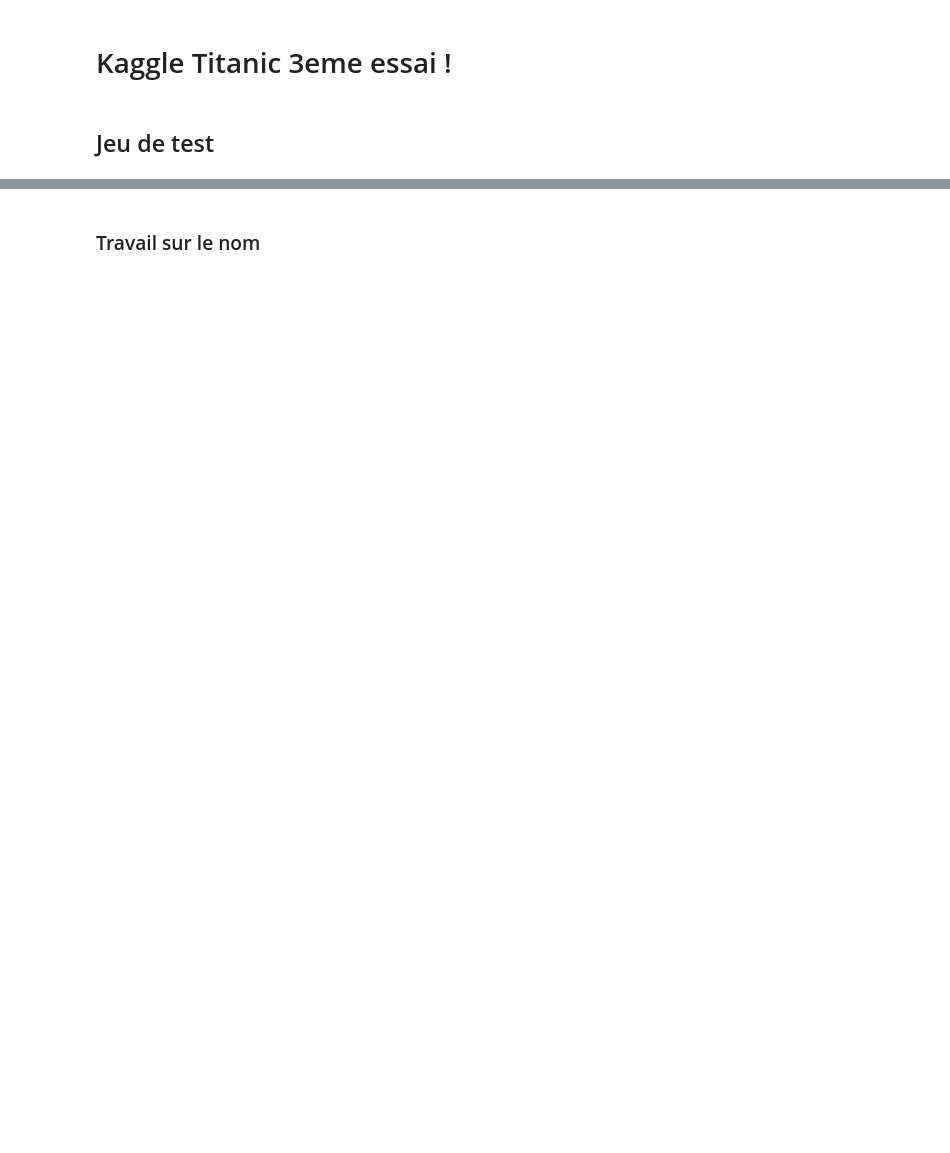
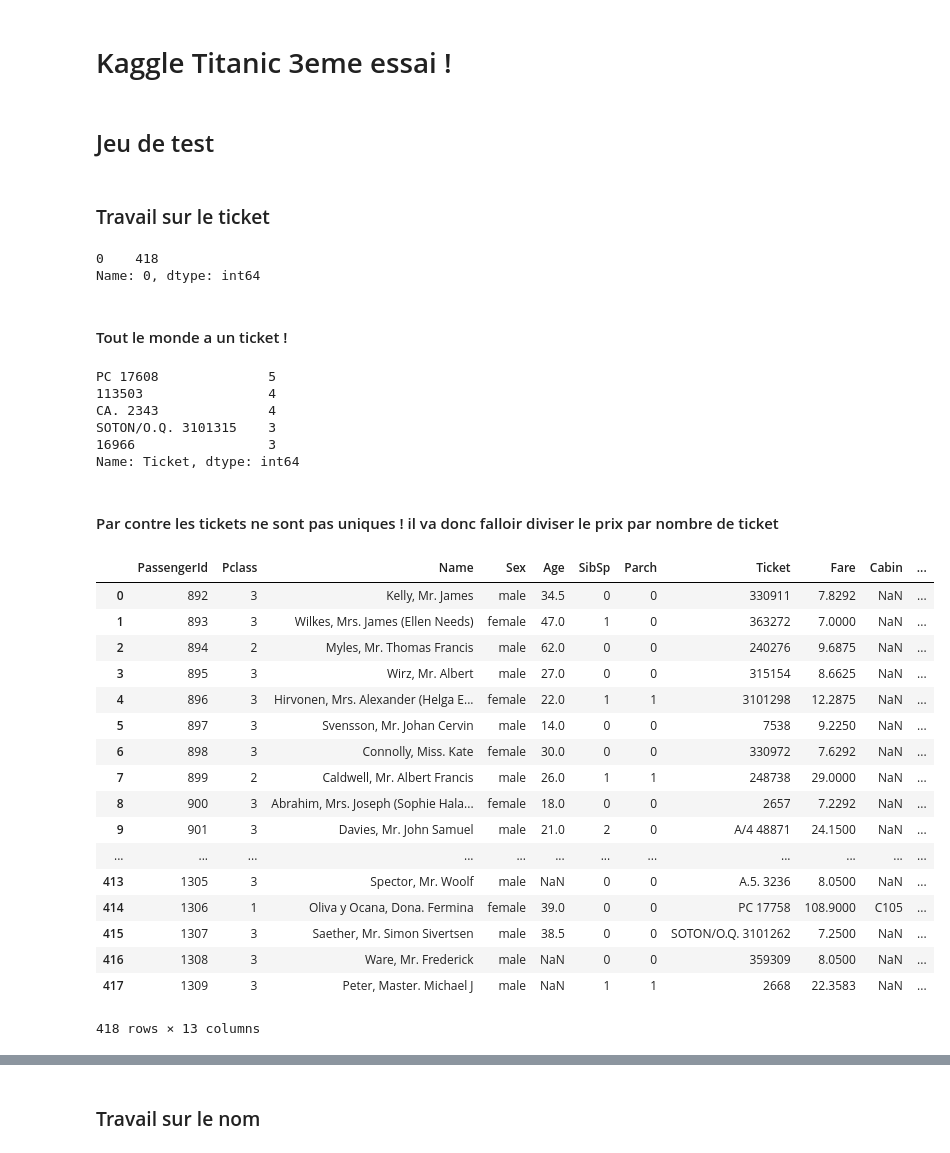
Before and after one commit to valparaizo/python_tutos, a Jupyter notebook: titanic/kaggle_titanic_3.ipynb, the cells around one changed output, grey strips where cells are left out. Saved outputs shown, nothing was run; the diff lists cells and outputs as text; code cells hidden in the pictures; blank space fills up the shorter version.

```diff
--- a/titanic/kaggle_titanic_3.ipynb
+++ b/titanic/kaggle_titanic_3.ipynb
@@ -11,3 +11,65 @@ from sklearn.preprocessing import MinMaxScaler
 
 train = pd.read_csv("./data/train.csv")
 test = pd.read_csv("./data/test.csv")
+# %% [markdown]
+### Travail sur le ticket
+# %%
+noticket = []
+test['Ticket'].fillna('X')
+for ticketnn in test['Ticket']:
+    if (ticketnn == 'X'):
+        noticket.append(1)
+    else:
+        noticket.append(0)
+pd.DataFrame(noticket)[0].value_counts()
+# %% [output]
+0    418
+Name: 0, dtype: int64
+# %% [markdown]
+####  Tout le monde a un ticket !
+# %%
+test['Ticket'].value_counts().head()
+# %% [output]
+PC 17608              5
+113503                4
+CA. 2343              4
+SOTON/O.Q. 3101315    3
+16966                 3
+Name: Ticket, dtype: int64
+# %% [markdown]
+####  Par contre les tickets ne sont pas uniques ! il va donc falloir diviser le prix par nombre de ticket
+# %%
+# Inutile / juste pour un exemple ;-)
+#listunit = pd.DataFrame(test.groupby(['Ticket'])['Fare'].mean())
+#listunit['Ticket'] = listunit.index
+
+# Prépartion d'un DF (TicketCounts) contenant les ticket avec leur nb d'occurence
+TicketCounts = pd.DataFrame(test['Ticket'].value_counts().head())
+TicketCounts['TicketCount'] = TicketCounts['Ticket'] # renomme la colonne Ticket
+TicketCounts['Ticket'] = TicketCounts.index # rajoute une colonne Ticket pour le merge (jointure)
+
+# Reporte le résultat dans le dataframe test (jointure des datasets)
+fin = pd.merge(test, TicketCounts, how='left', on='Ticket')
+fin['PrixUnitaire'] = fin['Fare'] / fin['TicketCount'].fillna(1)
+
+#prxunit = pd.DataFrame(fin['PrixUnitaire'])
+fin
+# %% [output]
+|  | PassengerId | Pclass | Name | Sex | Age | SibSp | Parch | Ticket | Fare | Cabin | ... |
+| 0 | 892 | 3 | Kelly, Mr. James | male | 34.5 | 0 | 0 | 330911 | 7.8292 | NaN | ... |
+| 1 | 893 | 3 | Wilkes, Mrs. James (Ellen Needs) | female | 47.0 | 1 | 0 | 363272 | 7.0000 | NaN | ... |
+| 2 | 894 | 2 | Myles, Mr. Thomas Francis | male | 62.0 | 0 | 0 | 240276 | 9.6875 | NaN | ... |
+| 3 | 895 | 3 | Wirz, Mr. Albert | male | 27.0 | 0 | 0 | 315154 | 8.6625 | NaN | ... |
+| 4 | 896 | 3 | Hirvonen, Mrs. Alexander (Helga E... | female | 22.0 | 1 | 1 | 3101298 | 12.2875 | NaN | ... |
+| 5 | 897 | 3 | Svensson, Mr. Johan Cervin | male | 14.0 | 0 | 0 | 7538 | 9.2250 | NaN | ... |
+| 6 | 898 | 3 | Connolly, Miss. Kate | female | 30.0 | 0 | 0 | 330972 | 7.6292 | NaN | ... |
+| 7 | 899 | 2 | Caldwell, Mr. Albert Francis | male | 26.0 | 1 | 1 | 248738 | 29.0000 | NaN | ... |
+| 8 | 900 | 3 | Abrahim, Mrs. Joseph (Sophie Hala... | female | 18.0 | 0 | 0 | 2657 | 7.2292 | NaN | ... |
+| 9 | 901 | 3 | Davies, Mr. John Samuel | male | 21.0 | 2 | 0 | A/4 48871 | 24.1500 | NaN | ... |
+| ... | ... | ... | ... | ... | ... | ... | ... | ... | ... | ... | ... |
+| 413 | 1305 | 3 | Spector, Mr. Woolf | male | NaN | 0 | 0 | A.5. 3236 | 8.0500 | NaN | ... |
+| 414 | 1306 | 1 | Oliva y Ocana, Dona. Fermina | female | 39.0 | 0 | 0 | PC 17758 | 108.9000 | C105 | ... |
+| 415 | 1307 | 3 | Saether, Mr. Simon Sivertsen | male | 38.5 | 0 | 0 | SOTON/O.Q. 3101262 | 7.2500 | NaN | ... |
+| 416 | 1308 | 3 | Ware, Mr. Frederick | male | NaN | 0 | 0 | 359309 | 8.0500 | NaN | ... |
+| 417 | 1309 | 3 | Peter, Master. Michael J | male | NaN | 1 | 1 | 2668 | 22.3583 | NaN | ... |
+418 rows × 13 columns
```
Also changed, not shown: parts of 21 cells of this notebook, 2 other files.
